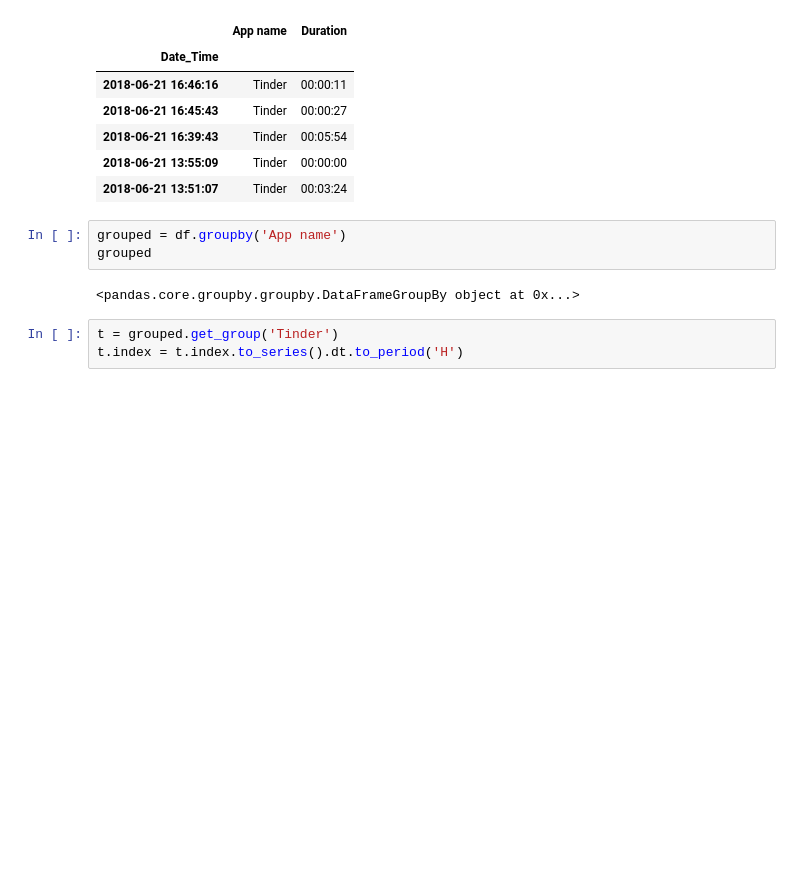
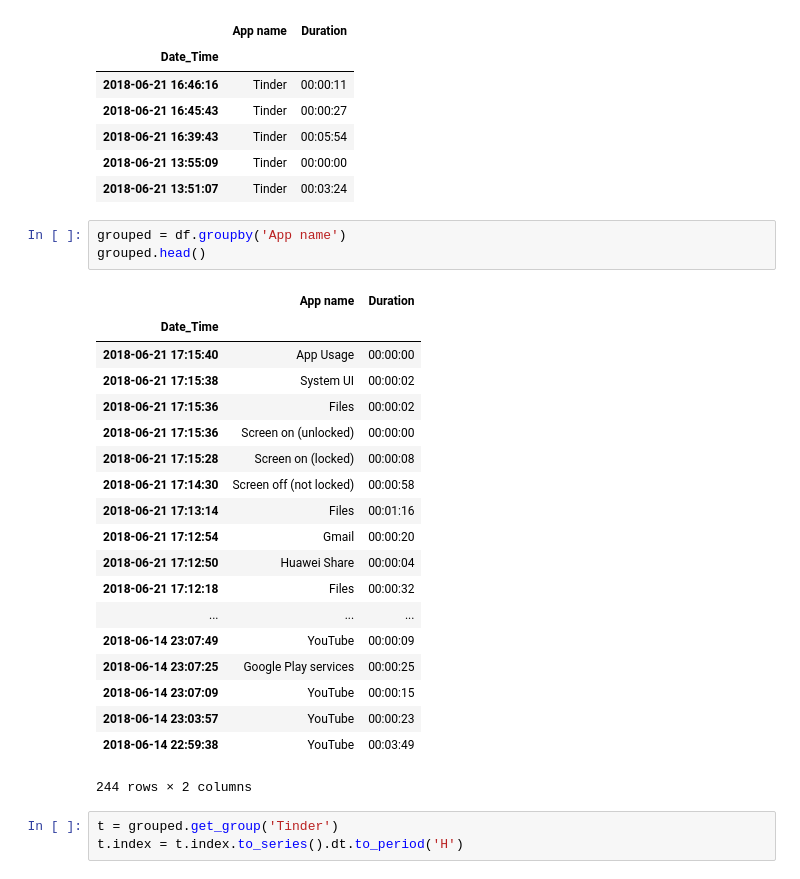
Before and after one commit to kanderson102/apptracker, a Jupyter notebook: sandbox3.ipynb, the cells around one changed output. Saved outputs shown, nothing was run; the diff lists cells and outputs as text; blank space fills up the shorter version.

```diff
--- a/sandbox3.ipynb
+++ b/sandbox3.ipynb
@@ -59,9 +59,27 @@ tinder.head()
 | 2018-06-21 13:51:07 | Tinder | 00:03:24 |
 # %%
 grouped = df.groupby('App name')
-grouped
+grouped.head()
 # %% [output]
+|  | App name | Duration |
+| Date_Time |  |  |
+| 2018-06-21 17:15:40 | App Usage | 00:00:00 |
+| 2018-06-21 17:15:38 | System UI | 00:00:02 |
+| 2018-06-21 17:15:36 | Files | 00:00:02 |
+| 2018-06-21 17:15:36 | Screen on (unlocked) | 00:00:00 |
+| 2018-06-21 17:15:28 | Screen on (locked) | 00:00:08 |
+| 2018-06-21 17:14:30 | Screen off (not locked) | 00:00:58 |
+| 2018-06-21 17:13:14 | Files | 00:01:16 |
+| 2018-06-21 17:12:54 | Gmail | 00:00:20 |
+| 2018-06-21 17:12:50 | Huawei Share | 00:00:04 |
+| 2018-06-21 17:12:18 | Files | 00:00:32 |
+| ... | ... | ... |
+| 2018-06-14 23:07:49 | YouTube | 00:00:09 |
+| 2018-06-14 23:07:25 | Google Play services | 00:00:25 |
+| 2018-06-14 23:07:09 | YouTube | 00:00:15 |
+| 2018-06-14 23:03:57 | YouTube | 00:00:23 |
+| 2018-06-14 22:59:38 | YouTube | 00:03:49 |
-<pandas.core.groupby.groupby.DataFrameGroupBy object at 0x...>
+244 rows × 2 columns
 # %%
 t = grouped.get_group('Tinder')
 t.index = t.index.to_series().dt.to_period('H')
```
Also changed, not shown: parts of 7 cells of this notebook, 2 other files.
